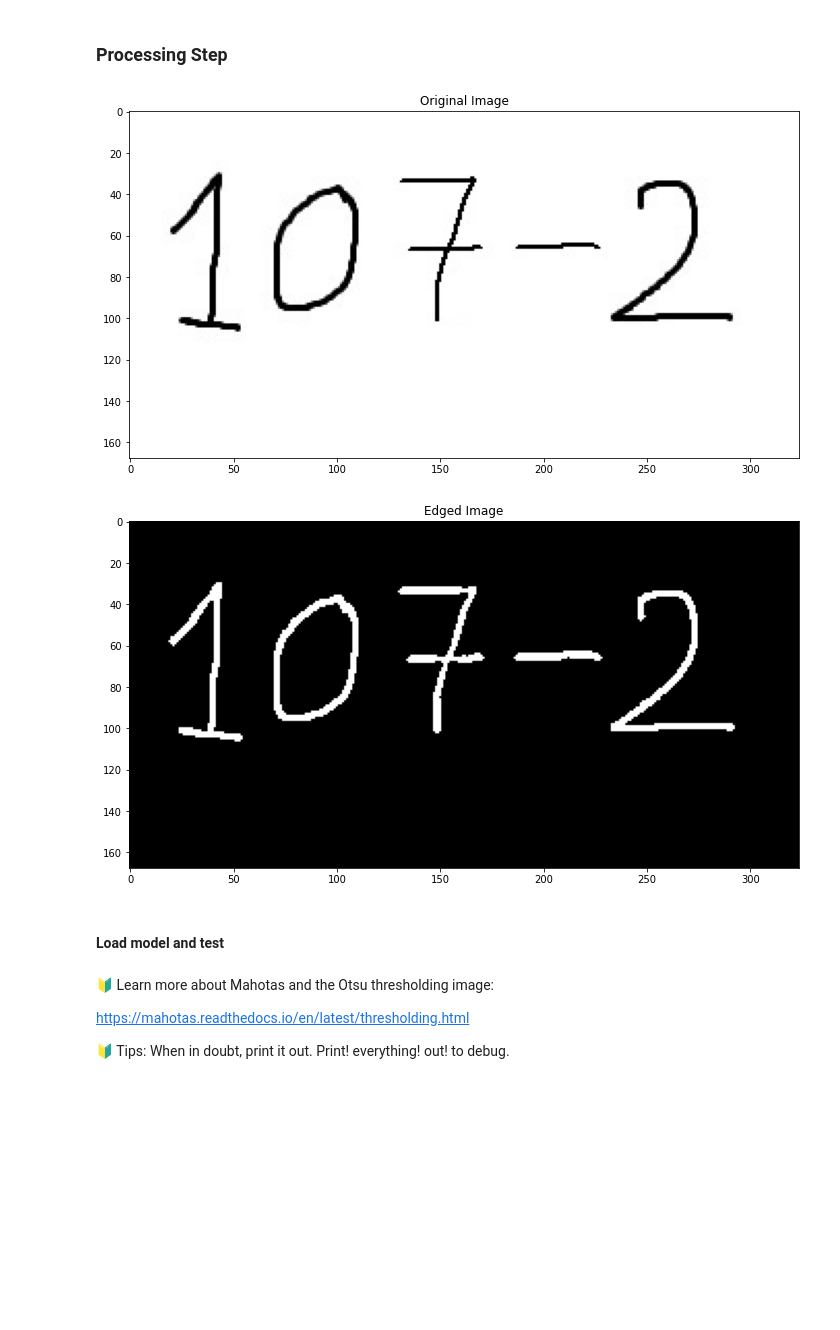
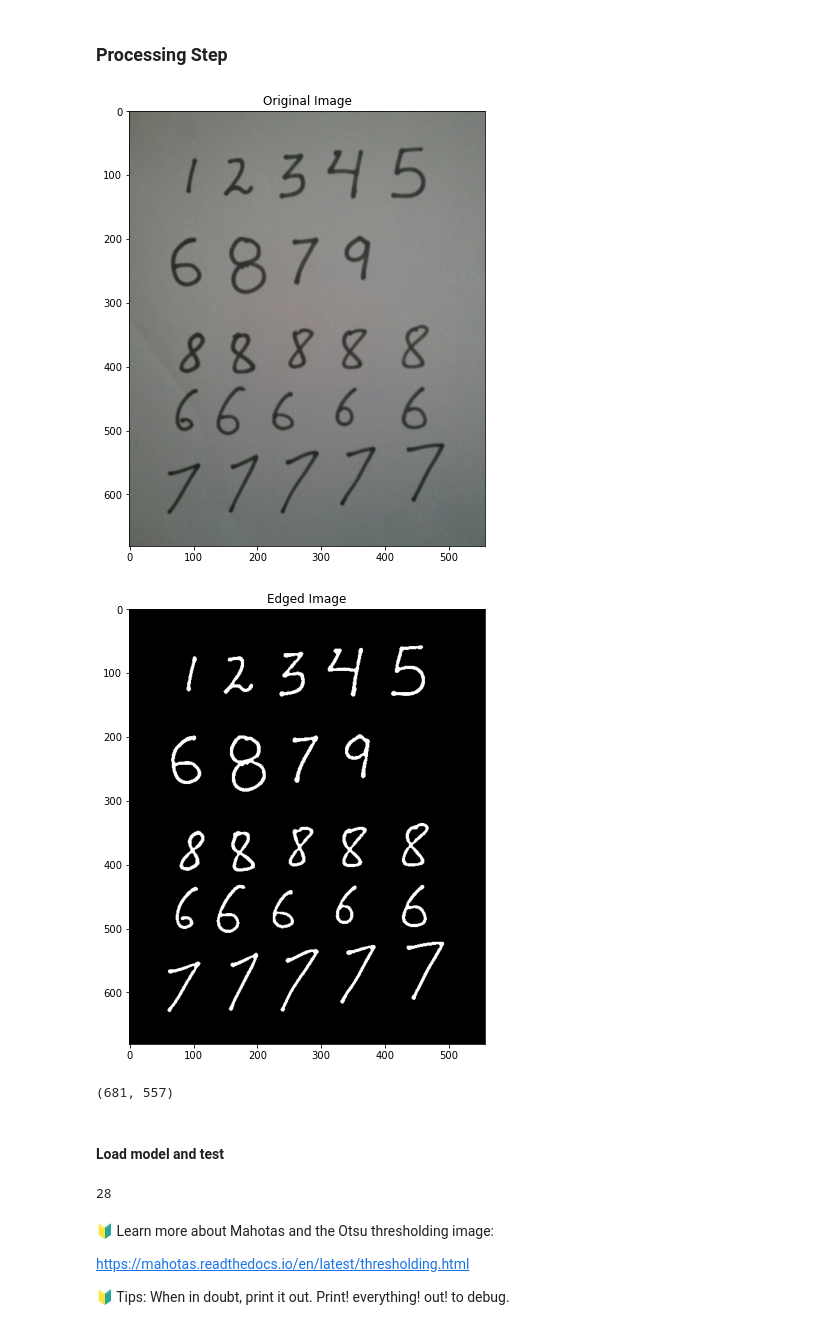
Before and after one commit to PhucDuy/i_love_maths_exercise, a Jupyter notebook: model_ml/preprocess_with_opencv.ipynb, the cells around one changed output. Saved outputs shown, nothing was run; the diff lists cells and outputs as text; code cells hidden in the pictures; blank space fills up the shorter version.

```diff
--- a/model_ml/preprocess_with_opencv.ipynb
+++ b/model_ml/preprocess_with_opencv.ipynb
@@ -78,14 +85,14 @@ plt.show()
 ### Processing Step
 # %%
 # Load the working image
-image = cv2.___
+image = cv2.imread('/home/jupyter/MultipleDigitsClassifier/i_love_maths_exercise/model_ml/preprocess_test_img/test_3.jpg')
 # %%
 # YOUR PART: Visualize using the convenient function opencv2matplotlib of imutils
 plt.figure(figsize=(12,8))
-plt.imshow(___)
+plt.imshow(imutils.opencv2matplotlib(image))
 plt.title('Original Image')
 plt.show()
 # %% [output]
-[figure, old version]
+[figure, new version]
 # %%
 # YOUR PART: Change the image into grayscale
@@ -104,12 +111,16 @@ edged = ___
 cnts = sorted([(c, cv2.boundingRect(c)[0]) for c in cnts], key=lambda x: x[1])
 # %%
 # YOUR PART: Visualize the edged image using the convenient function opencv2matplotlib of imutils
-plt.___
-plt.___
-plt.___
-plt.___
+plt.figure(figsize=(12,8))
+plt.imshow(imutils.opencv2matplotlib(edged))
+plt.title('Edged Image')
+plt.show()
 # %% [output]
-[figure, old version]
+[figure, new version]
+# %%
+image.shape[:2]
+# %% [output]
+(681, 557)
 # %%
 # YOUR PART: Finish this code to straighten up a handwritten letter
 # Google Keywords: Handwritten Digit Deskew
@@ -185,3 +196,8 @@ model = ___
+# %%
+size = (28,28)
+size[0]
+# %% [output]
+28
 # %% [markdown]
 🔰 Learn more about Mahotas and the Otsu thresholding image:
 
```
Also changed, not shown: parts of 9 cells of this notebook, 1 other file.
